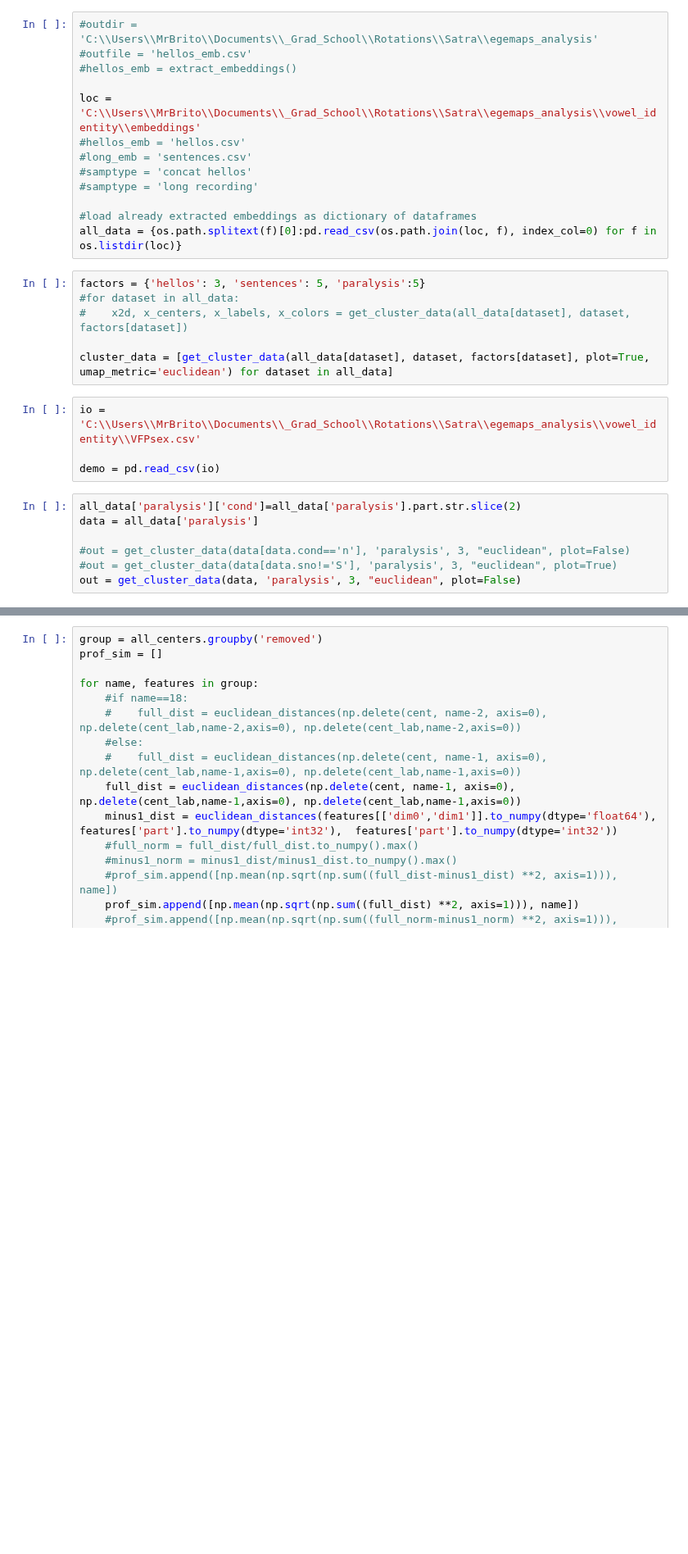
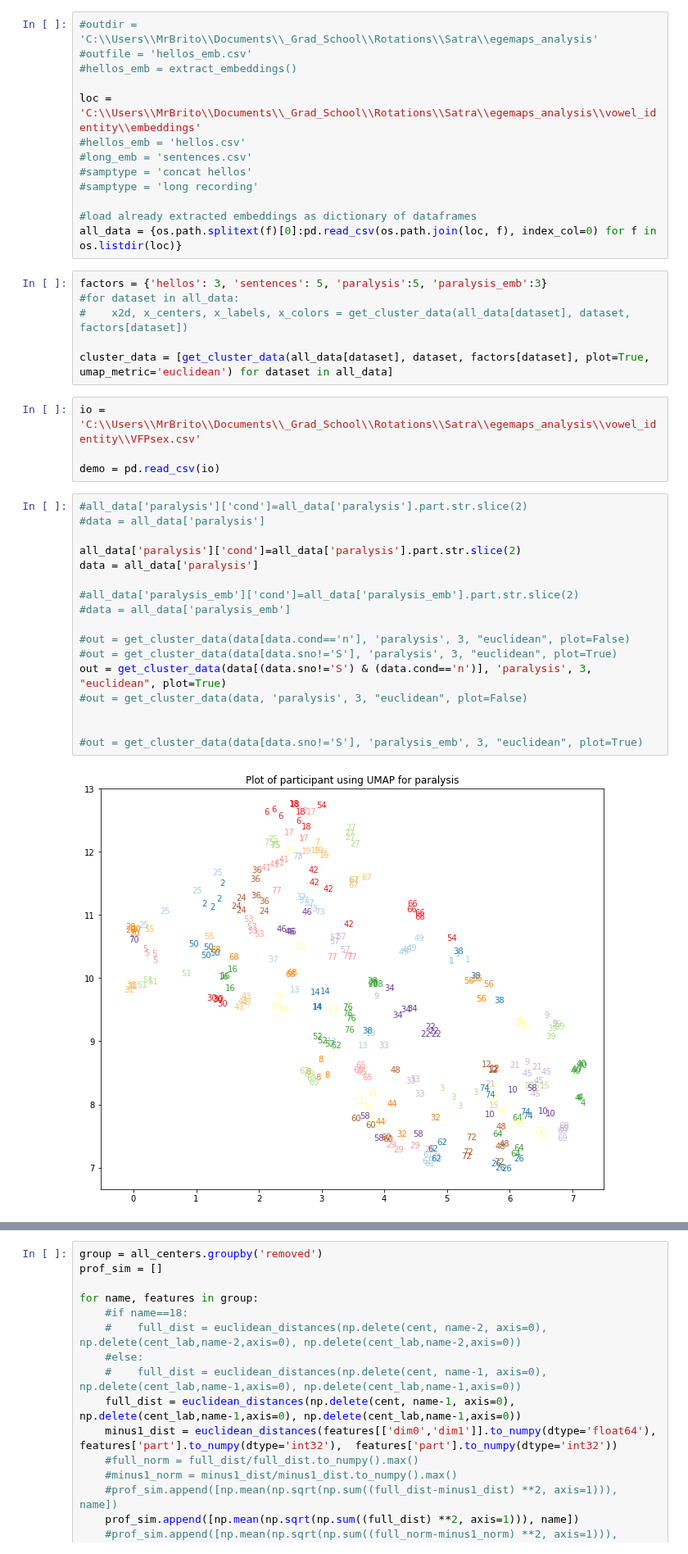
Before and after one commit to Rahul-Brito/infantvoice, a Jupyter notebook: pyannoteTest.ipynb, the cells around one changed output, grey strips where cells are left out. Shown at 82% size. Saved outputs shown, nothing was run; the diff lists cells and outputs as text; blank space fills up the shorter version.

```diff
--- a/pyannoteTest.ipynb
+++ b/pyannoteTest.ipynb
@@ -458,7 +460,7 @@ loc = 'C:\\Users\\MrBrito\\Documents\\_Grad_School\\Rotations\\Satra\\egemaps_an
 #load already extracted embeddings as dictionary of dataframes
 all_data = {os.path.splitext(f)[0]:pd.read_csv(os.path.join(loc, f), index_col=0) for f in os.listdir(loc)}
 # %%
-factors = {'hellos': 3, 'sentences': 5, 'paralysis':5}
+factors = {'hellos': 3, 'sentences': 5, 'paralysis':5, 'paralysis_emb':3}
 #for dataset in all_data:
 #    x2d, x_centers, x_labels, x_colors = get_cluster_data(all_data[dataset], dataset, factors[dataset])
 
@@ -468,12 +470,24 @@ io = 'C:\\Users\\MrBrito\\Documents\\_Grad_School\\Rotations\\Satra\\egemaps_ana
 
 demo = pd.read_csv(io)
 # %%
+#all_data['paralysis']['cond']=all_data['paralysis'].part.str.slice(2)
+#data = all_data['paralysis']
+
 all_data['paralysis']['cond']=all_data['paralysis'].part.str.slice(2)
 data = all_data['paralysis']
 
+#all_data['paralysis_emb']['cond']=all_data['paralysis_emb'].part.str.slice(2)
+#data = all_data['paralysis_emb']
+
 #out = get_cluster_data(data[data.cond=='n'], 'paralysis', 3, "euclidean", plot=False)
 #out = get_cluster_data(data[data.sno!='S'], 'paralysis', 3, "euclidean", plot=True)
-out = get_cluster_data(data, 'paralysis', 3, "euclidean", plot=False)
+out = get_cluster_data(data[(data.sno!='S') & (data.cond=='n')], 'paralysis', 3, "euclidean", plot=True)
+#out = get_cluster_data(data, 'paralysis', 3, "euclidean", plot=False)
+
+
+#out = get_cluster_data(data[data.sno!='S'], 'paralysis_emb', 3, "euclidean", plot=True)
+# %% [output]
+[figure, added]
 # %%
 X2d = out['paralysis']['x2d']
 colors2D=out['paralysis']['colors']
```
Also changed, not shown: parts of 8 cells of this notebook, 3 other files.
